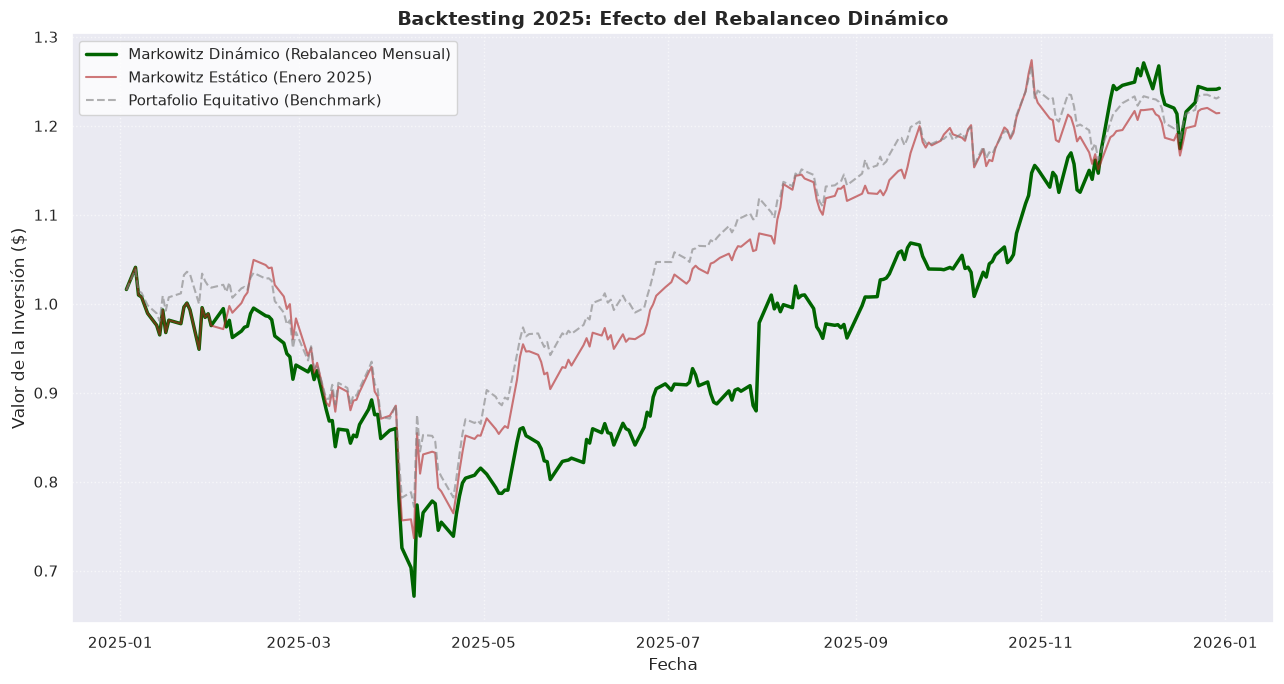
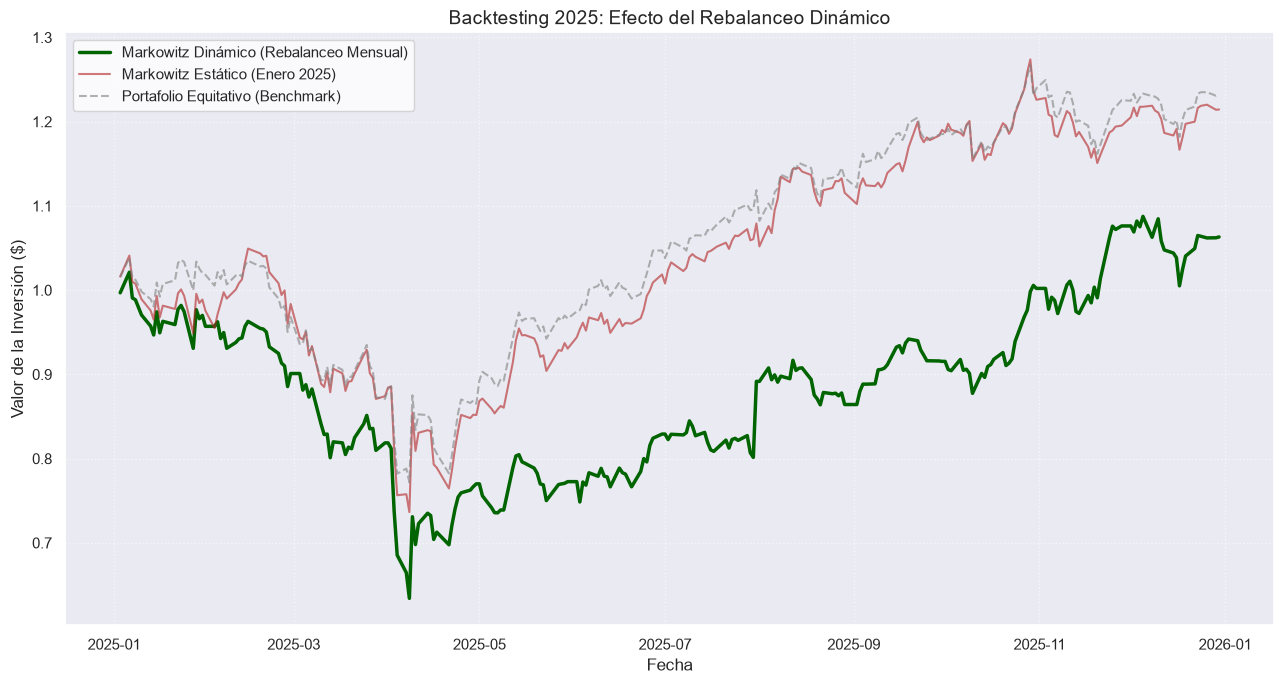
The notebook cell's code change between the first figure and the second:
--- before
+++ after
@@ -1,6 +1,6 @@
 plt.figure(figsize=(13, 7))
-plt.plot(df_backtest_final['Estrategia Dinámica (Mensual)'], label='Markowitz Dinámico (Rebalanceo Mensual)', color='darkgreen', linewidth=2.5)
-plt.plot(df_backtest_final['Estrategia Markowitz'], label='Markowitz Estático (Enero 2025)', color='firebrick', alpha=0.6)
-plt.plot(df_backtest_final['Portafolio Equitativo (1/N)'], label='Portafolio Equitativo (Benchmark)', color='gray', linestyle='--', alpha=0.6)
+plt.plot(df_backtest['Estrategia Dinámica (Inviu)'], label='Markowitz Dinámico (Rebalanceo Mensual)', color='darkgreen', linewidth=2.5)
+plt.plot(df_backtest['Estrategia Markowitz'], label='Markowitz Estático (Enero 2025)', color='firebrick', alpha=0.6)
+plt.plot(df_backtest['Portafolio Equitativo (1/N)'], label='Portafolio Equitativo (Benchmark)', color='gray', linestyle='--', alpha=0.6)
 
 plt.title('Backtesting 2025: Efecto del Rebalanceo Dinámico', fontsize=14, fontweight='bold')
@@ -13,7 +13,7 @@
 
 # Reporte final de rendimientos
-rend_dinamico = (df_backtest_final['Estrategia Dinámica (Mensual)'].iloc[-1] - 1) * 100
-rend_estatico = (df_backtest_final['Estrategia Markowitz'].iloc[-1] - 1) * 100
-rend_equitativo = (df_backtest_final['Portafolio Equitativo (1/N)'].iloc[-1] - 1) * 100
+rend_dinamico = (df_backtest['Estrategia Dinámica (Inviu)'].dropna().iloc[-1] - 1) * 100
+rend_estatico = (df_backtest['Estrategia Markowitz'].dropna().iloc[-1] - 1) * 100
+rend_equitativo = (df_backtest['Portafolio Equitativo (1/N)'].dropna().iloc[-1] - 1) * 100
 
 print(f"Rendimiento Final Markowitz Dinámico: {rend_dinamico:.2f}%")

Commit: feat: agregue costos de transaccion por broker (Inviu)